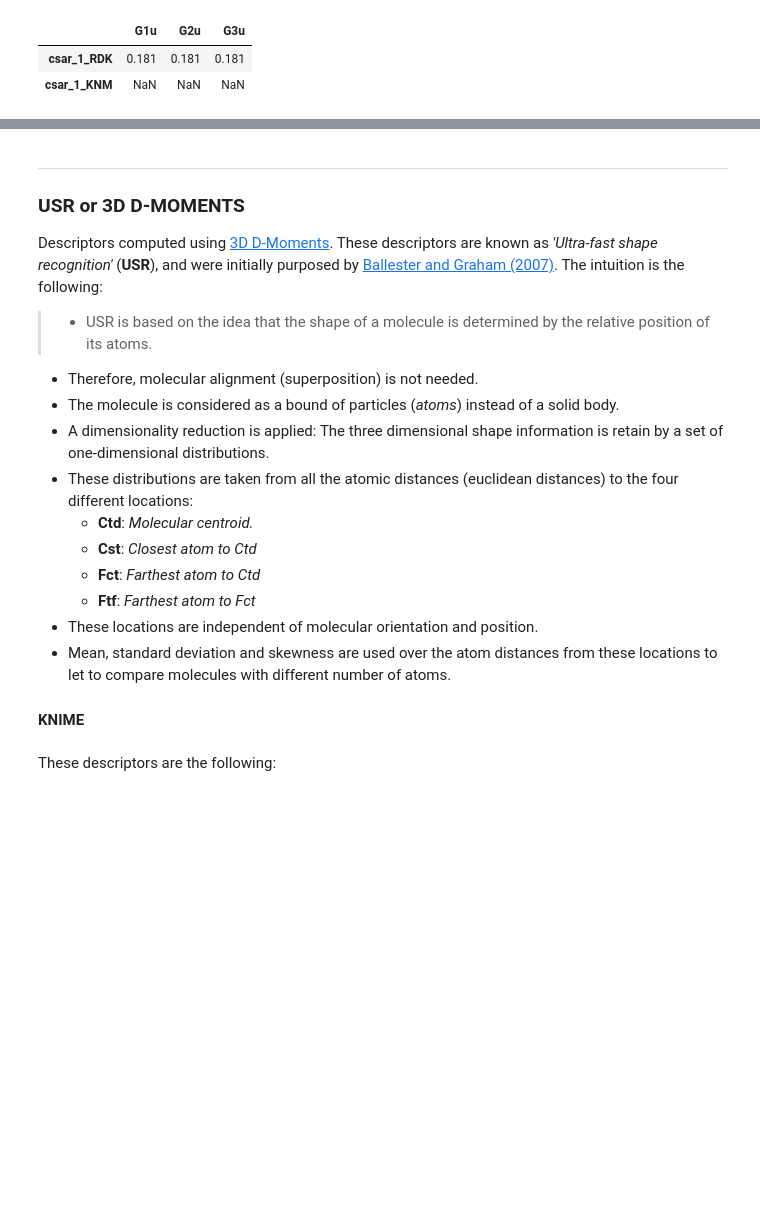
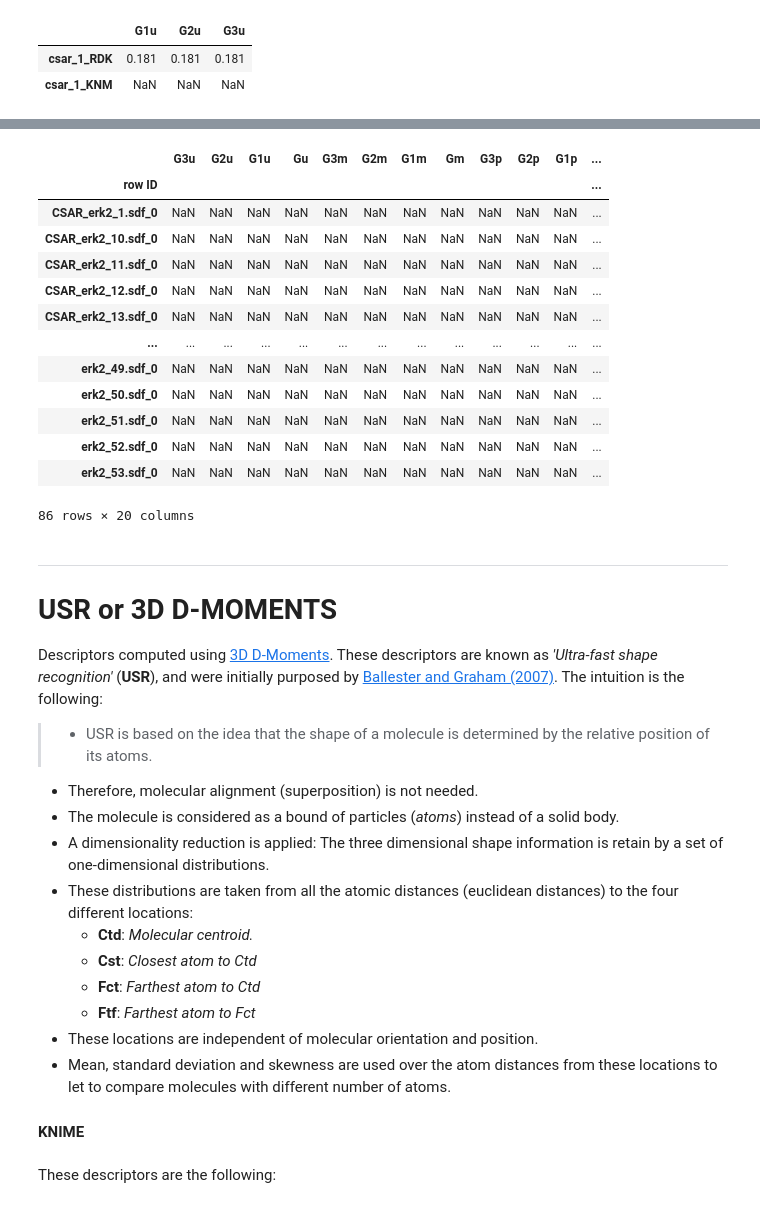
Before and after one commit to jRicciL/ERK2_notebooks, a Jupyter notebook: X_Reviewing_Fourches_work/KNIME_vs_RDKit_descriptors.ipynb, the cells around one changed output, grey strips where cells are left out. Cells and saved outputs as stored; diff of their text form; code cells hidden in the pictures; blank space fills up the shorter version.

```diff
--- a/X_Reviewing_Fourches_work/KNIME_vs_RDKit_descriptors.ipynb
+++ b/X_Reviewing_Fourches_work/KNIME_vs_RDKit_descriptors.ipynb
@@ -65,2 +58,8 @@ df_rdk_whim
 # %% [markdown]
 ### Comparing KNIME Whim Descriptors against RDKit WHIM
+# %%
+# Load the results generated using KNIME and the node WHIM 3D
+whim_knime_all = pd.read_csv('./knime/whim_rdki_knime.csv', index_col=0)
+# Replace ? string by Nan values
+whim_knime_all = whim_knime_all.replace('�', np.nan)
+# whim_knime_all.iloc[:, 6:].dropna(how='all', axis=1)
@@ -67,7 +88,7 @@ df_rdk_whim
 # %%
-# Load the results generated using KNIME and the node WHIM 3D
-whim_knime_all = pd.read_csv('./knime/whim_rdki_knime.csv')
 # For comparation purposes we'll only keep one molecule
 # Descriptors start from the eigth colum
-whim_knime = whim_knime_all.iloc[[0, 1], 7:]
+whim_knime = whim_knime_all.iloc[[0, 1], 6:]
 whim_knime.index = ['csar_1_KNM', 'csar_10_KNM']
+# Name of the whim descriptors in Knime
+whim_knime.columns
@@ -142,0 +139,6 @@ whim_knime_names_converted = [convert_name(*i.split('.')) for i in whim_knime_na
+# %%
+#Update the table of knime descriptors
+whim_knime_all_names_updated = whim_knime_all.iloc[:, 6:]
+whim_knime_all_names_updated.columns = whim_knime_names_converted
+# A slice of the dataframe of KNIME descriptors with the new names
+whim_knime_all_names_updated.head()
@@ -429,6 +475,23 @@ df_whim[['G1u', 'G2u', 'G3u']]
+# %%
+whim_knime_all_names_updated.loc[:, whim_knime_all_names_updated.columns.str.contains('G')]
+# %% [output]
+|  | G3u | G2u | G1u | Gu | G3m | G2m | G1m | Gm | G3p | G2p | G1p | ... |
+| row ID |  |  |  |  |  |  |  |  |  |  |  | ... |
+| CSAR_erk2_1.sdf_0 | NaN | NaN | NaN | NaN | NaN | NaN | NaN | NaN | NaN | NaN | NaN | ... |
+| CSAR_erk2_10.sdf_0 | NaN | NaN | NaN | NaN | NaN | NaN | NaN | NaN | NaN | NaN | NaN | ... |
+| CSAR_erk2_11.sdf_0 | NaN | NaN | NaN | NaN | NaN | NaN | NaN | NaN | NaN | NaN | NaN | ... |
+| CSAR_erk2_12.sdf_0 | NaN | NaN | NaN | NaN | NaN | NaN | NaN | NaN | NaN | NaN | NaN | ... |
+| CSAR_erk2_13.sdf_0 | NaN | NaN | NaN | NaN | NaN | NaN | NaN | NaN | NaN | NaN | NaN | ... |
+| ... | ... | ... | ... | ... | ... | ... | ... | ... | ... | ... | ... | ... |
+| erk2_49.sdf_0 | NaN | NaN | NaN | NaN | NaN | NaN | NaN | NaN | NaN | NaN | NaN | ... |
+| erk2_50.sdf_0 | NaN | NaN | NaN | NaN | NaN | NaN | NaN | NaN | NaN | NaN | NaN | ... |
+| erk2_51.sdf_0 | NaN | NaN | NaN | NaN | NaN | NaN | NaN | NaN | NaN | NaN | NaN | ... |
+| erk2_52.sdf_0 | NaN | NaN | NaN | NaN | NaN | NaN | NaN | NaN | NaN | NaN | NaN | ... |
+| erk2_53.sdf_0 | NaN | NaN | NaN | NaN | NaN | NaN | NaN | NaN | NaN | NaN | NaN | ... |
+86 rows × 20 columns
 # %% [markdown]
 ***
-### USR or 3D D-MOMENTS
+# USR or 3D D-MOMENTS
 
 Descriptors computed using [3D D-Moments](https://hub.knime.com/egonw/extensions/org.openscience.cdk.knime.feature/latest/org.openscience.cdk.knime.nodes.descriptors.distance3d.Distance3dNodeFactory). These descriptors are known as *'Ultra-fast shape recognition'* (**USR**), and were initially purposed by [Ballester and Graham (2007)](https://royalsocietypublishing.org/doi/10.1098/rspa.2007.1823). The intuition is the following:
 > - USR is based on the idea that the shape of a molecule is determined by the relative position of its atoms.
```
Also changed, not shown: parts of 20 cells of this notebook.
